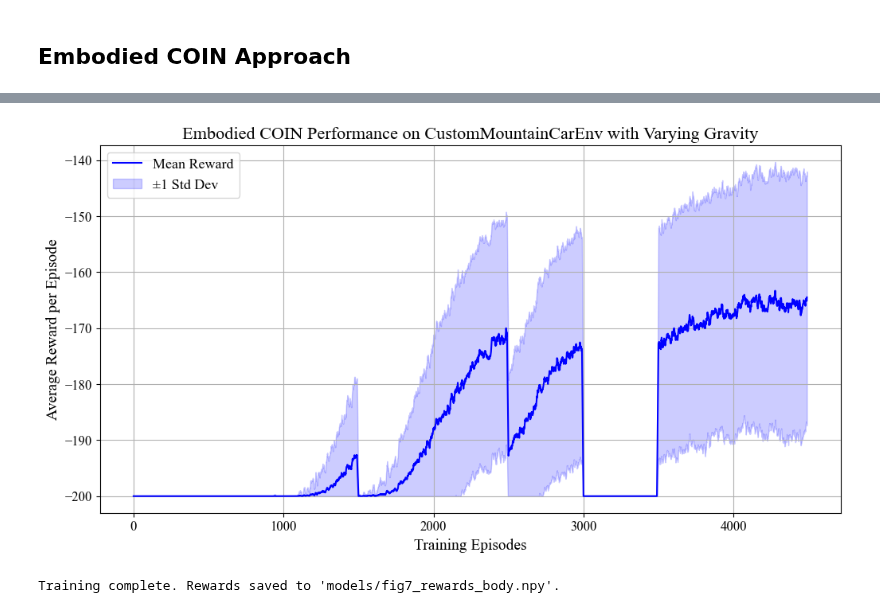
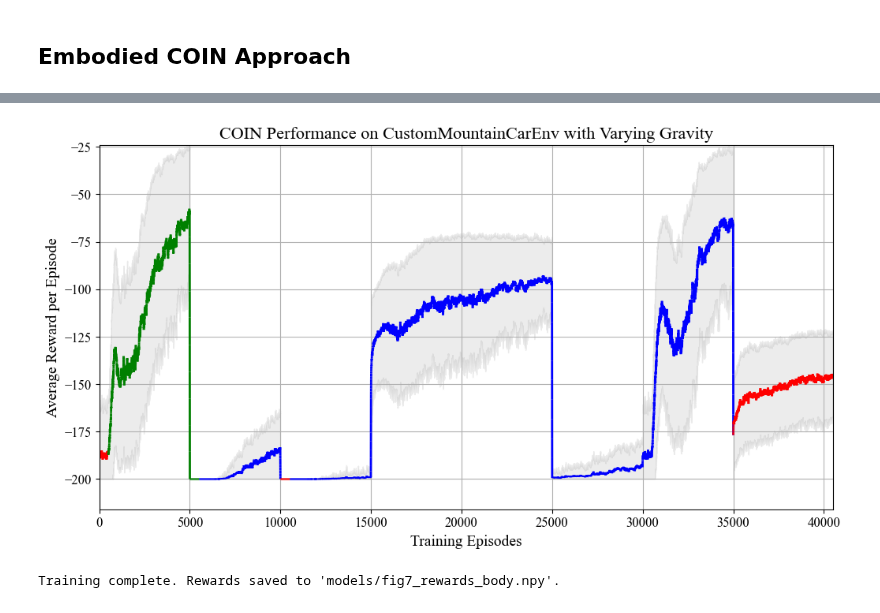
Before and after one commit to RichieRich2569/COINRL, a Jupyter notebook: new_figures.ipynb, the cells around one changed output, grey strips where cells are left out. Saved outputs shown, nothing was run; the diff lists cells and outputs as text; code cells hidden in the pictures.

```diff
--- a/new_figures.ipynb
+++ b/new_figures.ipynb
@@ -85,7 +92,7 @@ def run_single_zero_shot_F7(rep_id, g):
     from rl import QLearningAgent
 
     # Create a fresh agent and environment inside each process
-    env = CustomMountainCarEnv(gravity=g[0], render_mode="none")
+    env = CustomMountainCarEnv(gravity_sf=g[0], render_mode="none")
     agent = QLearningAgent(
         env=env,
         num_position_bins=30,
@@ -100,7 +107,7 @@ def run_single_zero_shot_F7(rep_id, g):
     rewards_for_this_rep = []
     for i, gravity in enumerate(g):
         # Create the environment for each gravity
-        env = CustomMountainCarEnv(gravity=gravity, render_mode="none")
+        env = CustomMountainCarEnv(gravity_sf=gravity, render_mode="none")
 
         # Train the agent in the current context
         training_reward = agent.train_step(env=env, max_steps_per_episode=200)
@@ -142,7 +149,7 @@ if TRAIN:
 else:
     # Load the saved results from the training
     if os.path.exists(REWARDS_PATH):
-        rewards_basic = np.load(REWARDS_PATH)
+        rewards_F7_zeroshot = np.load(REWARDS_PATH)
         print(f"Loaded rewards from '{REWARDS_PATH}'.")
     else:
         raise FileNotFoundError(f"No saved rewards found at '{REWARDS_PATH}'.")
@@ -290,20 +332,23 @@ coin_model = COIN(
     sigma_motor_noise = 0.00182,
 )
 
-# Simplify COIN calculation by assuming parameters stay the same every 50 episodes
-coin_model.perturbations = param[::50]
+# Simplify COIN calculation by assuming parameters stay the same every 500 episodes
+coin_model.perturbations = param[::500]
 
 output = coin_model.simulate_coin()
 
 known_c_resp, novel_c_resp = coin_model.get_responsibilities(output)
 p_contexts = np.concatenate([known_c_resp,novel_c_resp[:,None]],axis=-1)
-p_contexts = np.repeat(p_contexts, repeats=50, axis=0)
+p_contexts = np.repeat(p_contexts, repeats=500, axis=0)
 
 # Ensure COIN probabilities are of the right form
 # Novel context - should never have a NaN definition
 p_temp = p_contexts.copy()
 p_temp[np.isnan(p_temp)] = 0.0
 p_contexts[:,-1] = 1 - np.sum(p_temp[:,:-1], axis=1)
+
+# Define coin_context, a variable length (N=len(param)), indicating the active context for each time point (index of p_context that is highest)
+coin_context = np.argmax(p_contexts[:,:-1], axis=1)
 
 def run_single_rep_coin_F7(rep_id, g, p_context):
     """
@@ -332,7 +377,7 @@ def run_single_rep_coin_F7(rep_id, g, p_context):
     rewards_for_this_rep = []
     for i, val in enumerate(g):
         # Create the environment for each amplitude
-        env = CustomMountainCarEnv(gravity=val, render_mode="none")
+        env = CustomMountainCarEnv(gravity_sf=val, render_mode="none")
 
         # Train the agent in the current context
         training_reward = agent.train_step(env=env, p_context=p_context[i,:], max_steps_per_episode=200)
@@ -411,7 +485,7 @@ plt.show()
 # Train basic Q-learning agent on g=1.0 as our body
 
 # Create the Q-learning agent
-env = CustomMountainCarEnv(gravity=1.0, render_mode="none")
+env = CustomMountainCarEnv(gravity_sf=1.0, render_mode="none")
 body_agent = QLearningAgent(
     env=env,
     num_position_bins=30,
@@ -555,29 +683,62 @@ Training complete. Rewards saved to 'models/fig7_rewards_embodied_coin.npy'.
 # %%
 # Plot training results and confidence region
-# Create figure and axis
+# Extract mean rewards and std dev - smooth for plotting
+mean_rewards = np.convolve(rewards_F7_embodied_coin, np.ones(10)/10, mode='valid')
+std_rewards = np.convolve(rewards_F7_embodied_coin_std, np.ones(10)/10, mode='valid')
+# Plot training results and confidence region
+# Extract mean rewards and std dev - smooth for plotting
+mean_rewards = np.convolve(rewards_F7_coin[0], np.ones(10)/10, mode='valid')
+std_rewards = np.convolve(rewards_F7_coin[1], np.ones(10)/10, mode='valid')
+
+# coin_context must be trimmed to match the smoothed length
+ctx = coin_context[:len(mean_rewards)]
+
+# colour map for contexts
+ctx_colors = {
+    0: 'red',
+    1: 'green',
+    2: 'blue',
+    3: 'purple'
+}
+
 fig, ax = plt.subplots(figsize=(12, 6))
-# Extract mean rewards and std dev - smooth for plotting
-mean_rewards = np.convolve(rewards_F7_embodied_coin[0], np.ones(10)/10, mode='valid')
-std_rewards = np.convolve(rewards_F7_embodied_coin[1], np.ones(10)/10, mode='valid')
-# Plot mean rewards
-ax.plot(mean_rewards, label='Mean Reward', color='blue')
-# Plot confidence region
+
+# --- plot confidence band (context-independent) ---
 ax.fill_between(
     range(len(mean_rewards)),
     np.clip(mean_rewards - std_rewards, a_min=-200, a_max=None),
     mean_rewards + std_rewards,
-    color='blue',
-    alpha=0.2,
-    label='±1 Std Dev'
+    color='grey',
+    alpha=0.15
 )
-ax.set_title('Embodied COIN Performance on CustomMountainCarEnv with Varying Gravity')
+
+# --- plot mean reward with segment colouring using LineCollection ---
+x = np.arange(len(mean_rewards))
+y = mean_rewards
+
+# Build line segments between successive points
+points = np.column_stack((x, y))
+segments = np.stack([points[:-1], points[1:]], axis=1)
+
+# One colour per segment, based on context at the start of the segment
+segment_colors = [ctx_colors[c] for c in ctx[:-1]]
+
+lc = LineCollection(segments, colors=segment_colors, linewidths=2)
+ax.add_collection(lc)
+
+# Ensure axes limits cover the data
+ax.set_xlim(x.min(), x.max())
+ax.set_ylim((y - std_rewards).min(), (y + std_rewards).max())
+
+# --- formatting ---
+ax.set_title('COIN Performance on CustomMountainCarEnv with Varying Gravity')
 ax.set_xlabel('Training Episodes')
 ax.set_ylabel('Average Reward per Episode')
-ax.legend()
 ax.grid(True)
+
 plt.show()
 # %% [output]
-[figure, old version]
+[figure, new version]
 # %%
 # Also evaluate the body agent (without training) for the parameter values
 def run_single_rep_body(rep_id, g, body_Q):
```
Also changed, not shown: parts of 19 cells of this notebook, 3 other files.
